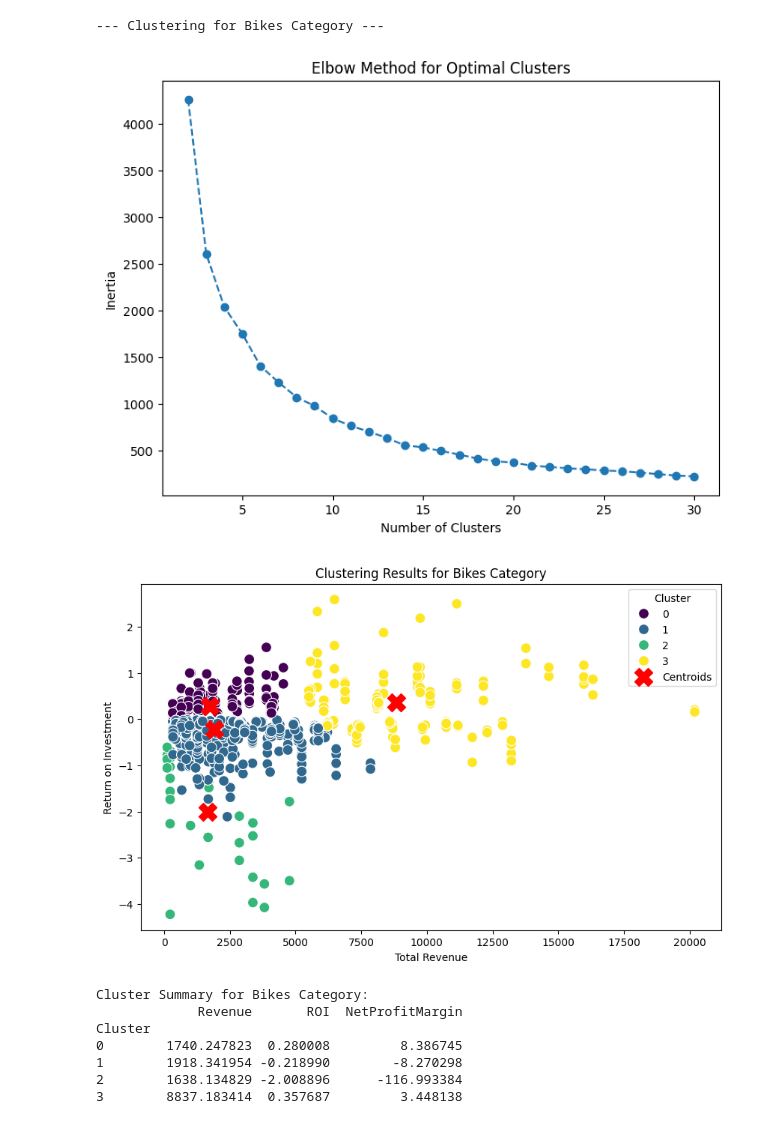
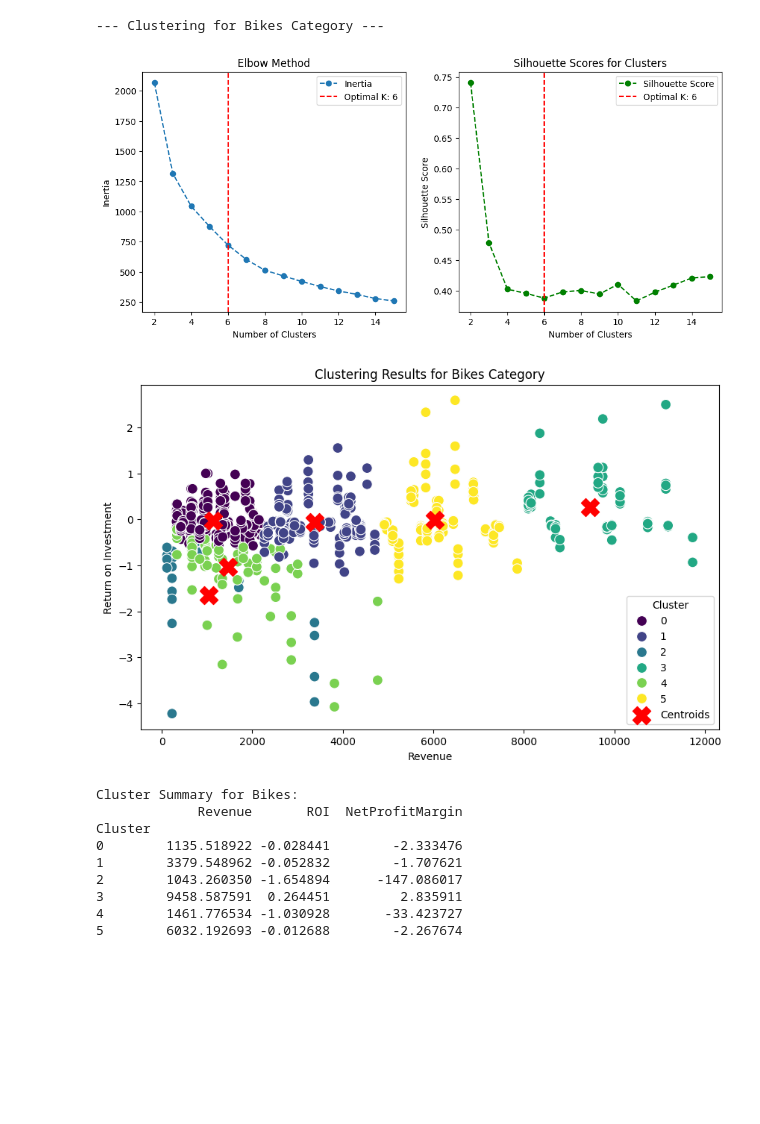
Before and after one commit to phankhanhnghi/CurrentTopic, a Jupyter notebook: KMean.ipynb, the cells around one changed output. Saved outputs shown, nothing was run; the diff lists cells and outputs as text; code cells hidden in the pictures; blank space fills up the shorter version.

```diff
--- a/KMean.ipynb
+++ b/KMean.ipynb
@@ -68,2 +43,0 @@ Data Sample:
-# %%
-data = data.dropna()
@@ -80,0 +44,3 @@ dtype: int64
+# %%
+# Drop rows with missing values and check for duplicates
+data = data.dropna().drop_duplicates()
@@ -81,23 +175,11 @@ dtype: int64
 # %%
-# Define function to preprocess data for each category
-def preprocess_category(data, category_name):
-    # Filter data for the given category
-    category_data = data[data['Category'] == category_name]
+# Example: Preprocess the 'Bike' category
+bikes_data, bikes_features, bikes_scaler = preprocess_category(data, 'Bikes')
+clothing_data, clothing_features, clothing_scaler = preprocess_category(data, 'Clothing')
+components_data, components_features, components_scaler = preprocess_category(data, 'Components')
+accessories_data, accessories_features, accessories_scaler = preprocess_category(data, 'Accessories')
 
-    # Select relevant features for clustering
-    features = category_data[['Revenue', 'ROI', 'NetProfitMargin']]
 
-    # Standardize the features
-    scaler = StandardScaler()
-    features_scaled = scaler.fit_transform(features)
-
-    return category_data, features_scaled
-
-# Example: Preprocess the 'Bike' category
-bikes_data, bikes_features = preprocess_category(data, 'Bikes')
-clothing_data, clothing_features = preprocess_category(data, 'Clothing')
-components_data, components_features = preprocess_category(data, 'Components')
-accessories_data, accessories_features = preprocess_category(data, 'Accessories')
 print("Bike data: ")
 print(bikes_data.describe())
 print("Clothings data: ")
@@ -250,19 +209,21 @@ def perform_clustering(data, category_name, n_clusters):
 # %%
+# Find optimal clusters
 print(f"\n--- Clustering for Bikes Category ---")
-# Find optimal clusters
-find_optimal_clusters(bikes_features)
+
 # Apply clustering with a predefined number of clusters (example uses 3)
-bikes_clustered_data = perform_clustering(bikes_data,'Bikes', n_clusters=4)
+bikes_clustered_data = perform_clustering(bikes_data,'Bikes')
 # %% [output]
 --- Clustering for Bikes Category ---
-[figure, old version]
+[figure, new version]
-[figure, old version]
+[figure, new version]
-Cluster Summary for Bikes Category:
+Cluster Summary for Bikes:
              Revenue       ROI  NetProfitMargin
 Cluster
-0        1740.247823  0.280008         8.386745
-1        1918.341954 -0.218990        -8.270298
-2        1638.134829 -2.008896      -116.993384
-3        8837.183414  0.357687         3.448138
+0        1135.518922 -0.028441        -2.333476
+1        3379.548962 -0.052832        -1.707621
+2        1043.260350 -1.654894      -147.086017
+3        9458.587591  0.264451         2.835911
+4        1461.776534 -1.030928       -33.423727
+5        6032.192693 -0.012688        -2.267674
 # %%
 print(f"\n--- Clustering for Components Category ---")
```
Also changed, not shown: parts of 26 cells of this notebook, 1 other file.
